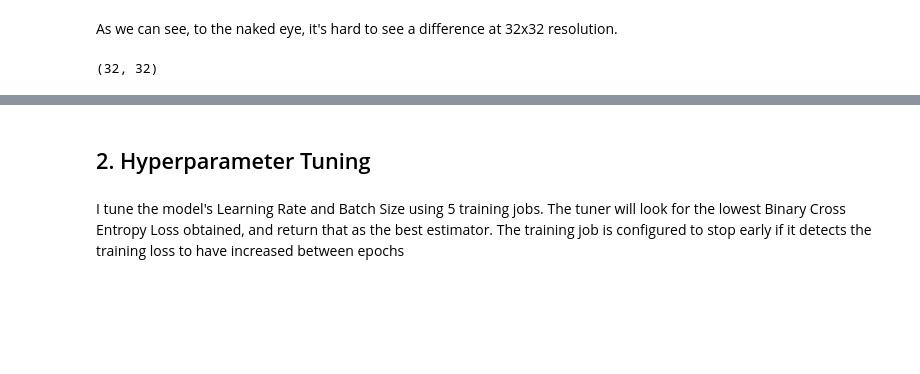
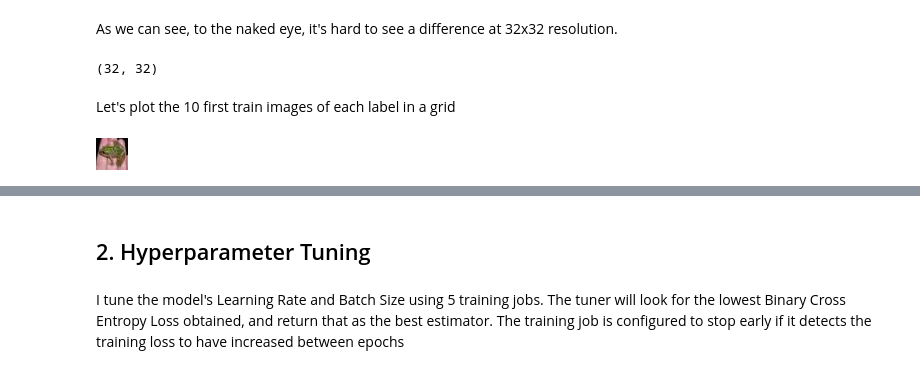
Before and after one commit to es2812/detecting_synthetic_images_aws_sagemaker, a Jupyter notebook: src/train_and_deploy.ipynb, the cells around one changed output, grey strips where cells are left out. Drawn from its saved outputs; the diff is of its cells as text; code cells hidden in the pictures; blank space fills up the shorter version.

```diff
--- a/src/train_and_deploy.ipynb
+++ b/src/train_and_deploy.ipynb
@@ -125,3 +111,30 @@ As we can see, to the naked eye, it's hard to see a difference at 32x32 resoluti
 img.size
 # %% [output]
 (32, 32)
+# %% [markdown]
+Let's plot the 10 first train images of each label in a grid
+# %%
+from PIL import Image
+from pathlib import Path
+
+real_images = []
+path = "./cifake/train/REAL"
+total_n = 0
+for p in Path(path).glob("*.jpg"):
+    if total_n == 10:
+        break
+    real_images.append(Image.open(str(p)))
+    total_n +=1
+
+fake_images = []
+path = "./cifake/train/FAKE"
+total_n = 0
+for p in Path(path).glob("*.jpg"):
+    if total_n == 10:
+        break
+    fake_images.append(Image.open(str(p)))
+    total_n +=1
+# %%
+real_images[3]
+# %% [output]
+[figure, added]
```
Also changed, not shown: parts of 9 cells of this notebook, 30 other files.
